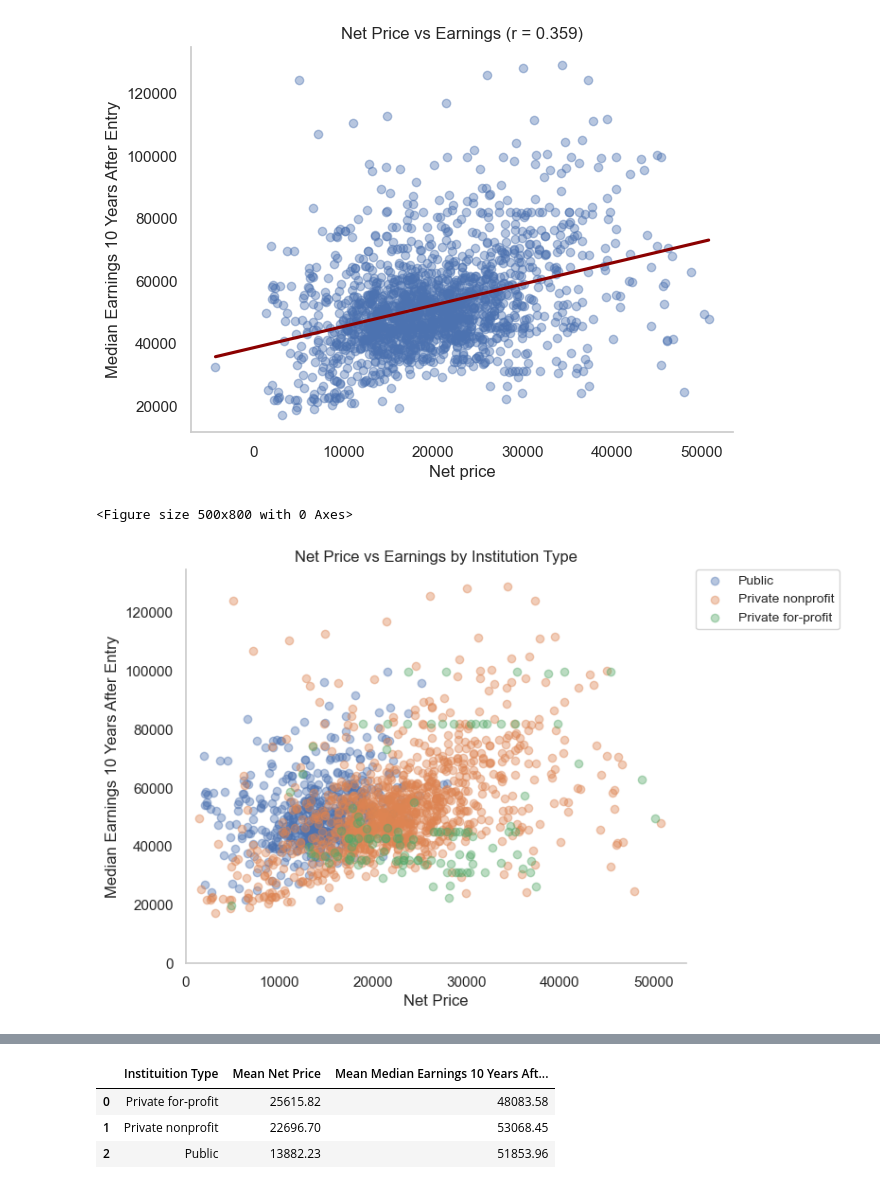
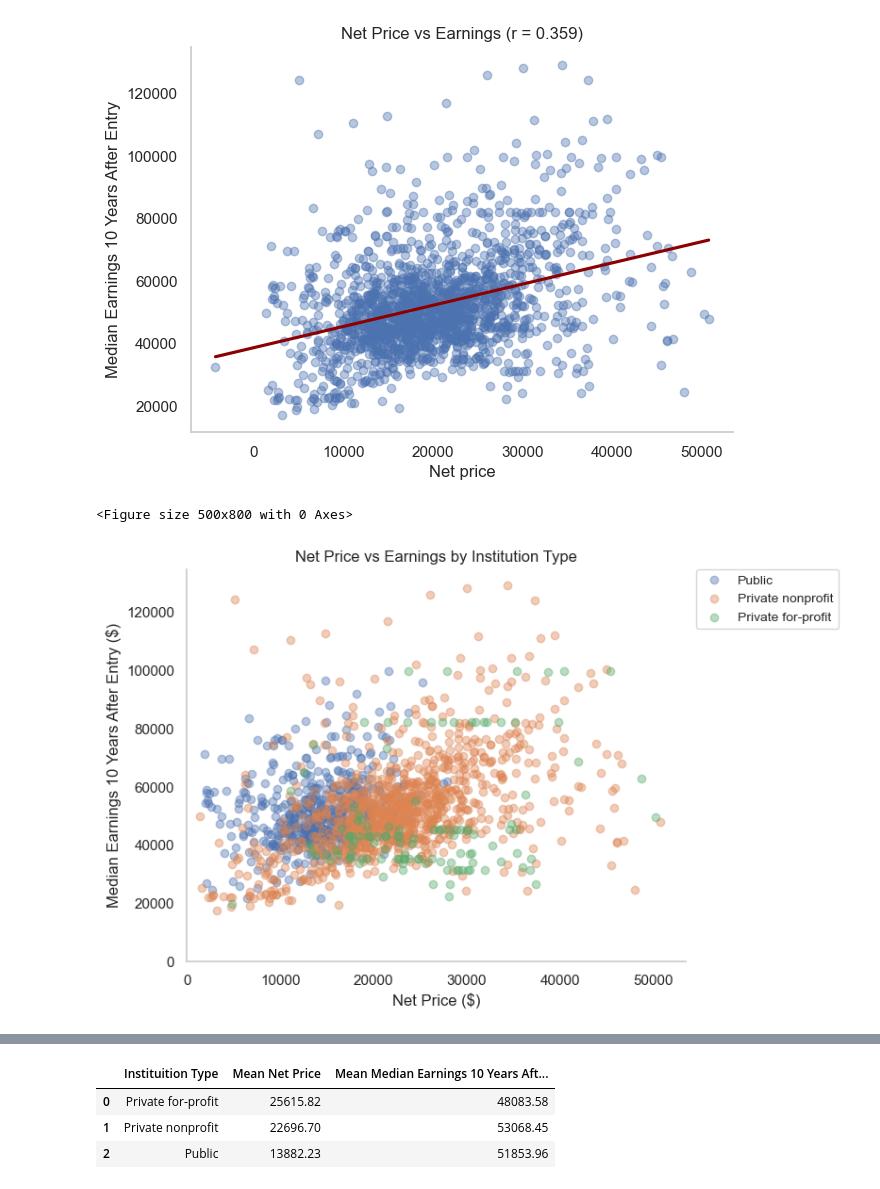
Before and after one commit to jethrochen0709/Econ570FinalProject, a Jupyter notebook: FInalProject.ipynb, the cells around one changed output, grey strips where cells are left out. Saved outputs shown, nothing was run; the diff lists cells and outputs as text; code cells hidden in the pictures.

```diff
--- a/FInalProject.ipynb
+++ b/FInalProject.ipynb
@@ -270,33 +271,33 @@ for label, row in group_means.iterrows():
     # # plot dashed line to axes to x axis
     # ax.hlines(
     #     y=y_pt,
     #     xmin=xmin,
     #     xmax=x_pt,
     #     colors="black",
     #     linestyles="dashed",
     #     linewidth=1,
     #     alpha=0.6,
     # )
 
 # adjust the legend
 handles, labels = ax.get_legend_handles_labels()
 
 ax.legend(
     handles, labels,
     loc="upper left",
     bbox_to_anchor=(1.02, 1),
     borderaxespad=0.,
     fontsize="small"
 )
 
 
-ax.set_xlabel("Net Price")
-ax.set_ylabel("Median Earnings 10 Years After Entry")
+ax.set_xlabel("Net Price ($)")
+ax.set_ylabel("Median Earnings 10 Years After Entry ($)")
 ax.set_title("Net Price vs Earnings by Institution Type")
 sns.despine()
 
 plt.grid(False)
 plt.show()
 # %% [output]
 <Figure size 500x800 with 0 Axes>
-[figure, old version]
+[figure, new version]
```
Also changed, not shown: parts of 7 cells of this notebook.
